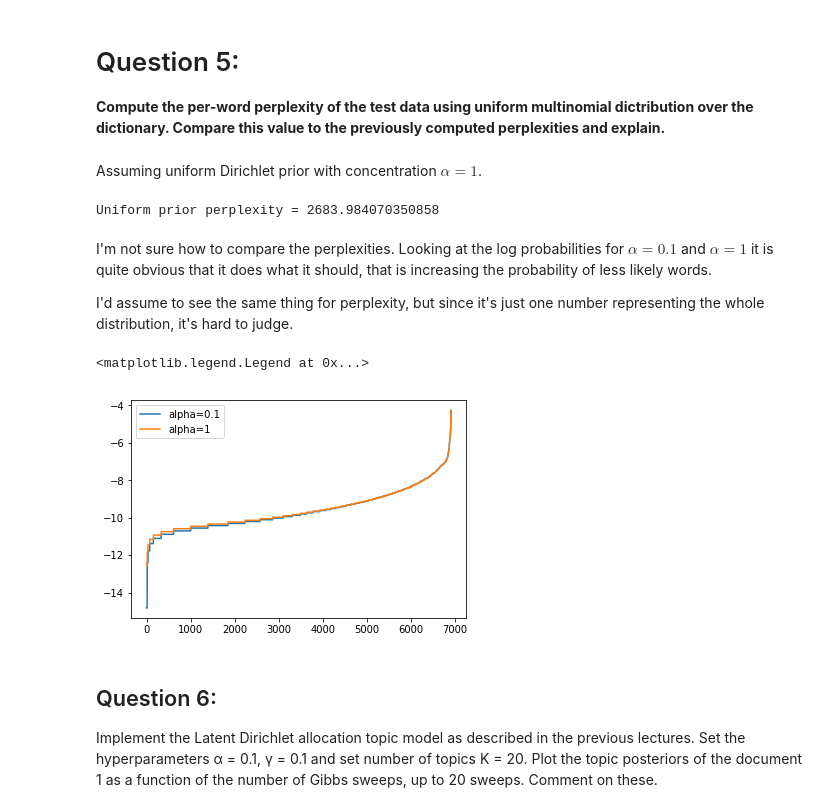
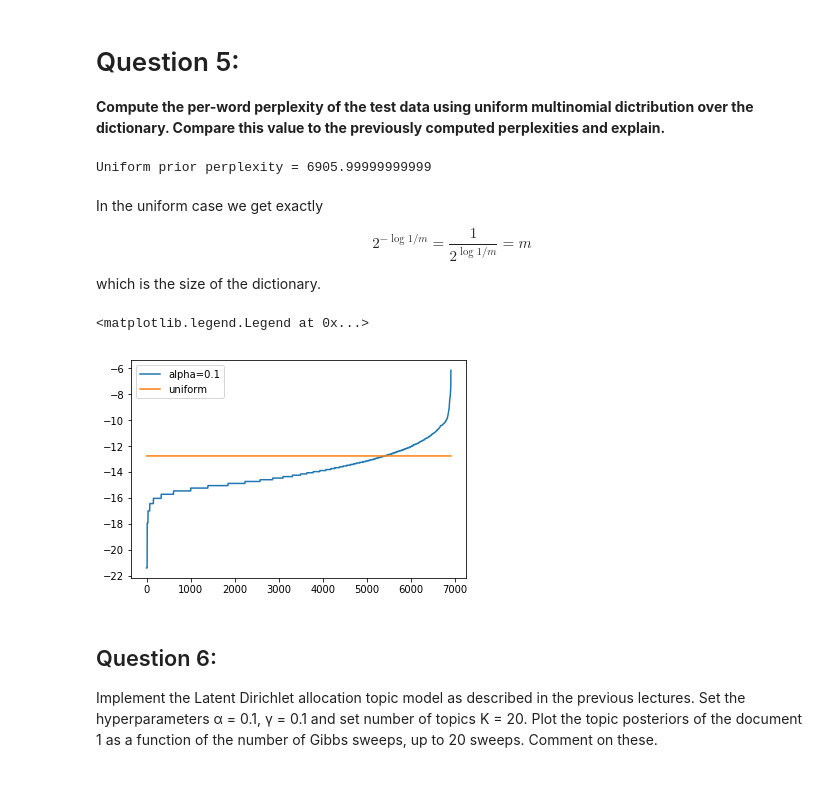
Before and after one commit to darthdeus/npfl097, a Jupyter notebook: LDA assignment.ipynb, the cells around one changed output. Drawn from its saved outputs; the diff is of its cells as text; code cells hidden in the pictures; blank space fills up the shorter version.

```diff
--- a/LDA assignment.ipynb
+++ b/LDA assignment.ipynb
@@ -48,9 +50,9 @@ def compute_counts(n, document):
 
     return counts
 # %%
-counts = compute_counts(len(dictionary), train)
+counts = compute_counts(train)
 n = counts.sum()
-m = len(dictionary)
+
 pi_mle = counts.astype(np.float32) / n
 # %% [markdown]
 Most probable word is simply the one with the highest MLE
@@ -189,15 +154,12 @@ but even then there does not seem to be a simple way.
 # %% [markdown]
 **In any case, I'll simply assume the Dirichlet-Categorical case in the rest of the code.**
 # %%
-def dirichlet_categorical_posterior(dictionary, dataset, alpha):
-    counts = compute_counts(len(dictionary), dataset)
+def dirichlet_categorical_posterior(dataset, alpha):
+    counts = compute_counts(dataset)
     n = counts.sum()
-    m = len(dictionary)
 
-    return (counts.astype(np.float32) + alpha) / (n + m*alpha)
-
-    return pi_posterior
+    return (counts + alpha) / (n + m*alpha)
 # %%
-pi_posterior = dirichlet_categorical_posterior(dictionary, train, 0.1)
+pi_posterior = dirichlet_categorical_posterior(train, 0.1)
 pi_posterior
 # %% [output]
@@ -232,25 +201,27 @@ Per word perplexity = 2697.1067710659086
 
 **Compute the per-word perplexity of the test data using uniform multinomial dictribution
 over the dictionary. Compare this value to the previously computed perplexities and explain.**
-# %% [markdown]
-Assuming uniform Dirichlet prior with concentration $\alpha = 1$.
 # %%
-pi_posterior_uniform = dirichlet_categorical_posterior(dictionary, train, 1)
+pi_uniform = np.array([1/len(dictionary) for _ in range(len(dictionary))])
 
-print(f"Uniform prior perplexity = {per_word_perplexity(dictionary, test, pi_posterior_uniform)}")
+print(f"Uniform prior perplexity = {per_word_perplexity(test, pi_uniform)}")
 # %% [output]
-Uniform prior perplexity = 2683.984070350858
+Uniform prior perplexity = 6905.99999999999
-# %% [markdown]
-I'm not sure how to compare the perplexities. Looking at the log probabilities for $\alpha=0.1$ and $\alpha=1$ it is quite obvious that it does what it should, that is increasing the probability of less likely words.
-
-I'd assume to see the same thing for perplexity, but since it's just one number representing the whole distribution, it's hard to judge.
+# %% [markdown]
+In the uniform case we get exactly
+
+$$
+2^{-\log 1/m} = \frac{1}{2^{\log 1/m}} = m
+$$
+
+which is the size of the dictionary.
 # %%
-plt.plot(np.log(np.sort(pi_posterior)), label="alpha=0.1")
-plt.plot(np.log(np.sort(pi_posterior_uniform)), label="alpha=1")
+plt.plot(np.log2(np.sort(pi_posterior)), label="alpha=0.1")
+plt.plot(np.log2(np.sort(pi_uniform)), label="uniform")
 plt.legend()
 # %% [output]
 <matplotlib.legend.Legend at 0x...>
-[figure, old version]
+[figure, new version]
 # %% [markdown]
 ## Question 6:
 
```
Also changed, not shown: parts of 29 cells of this notebook.
